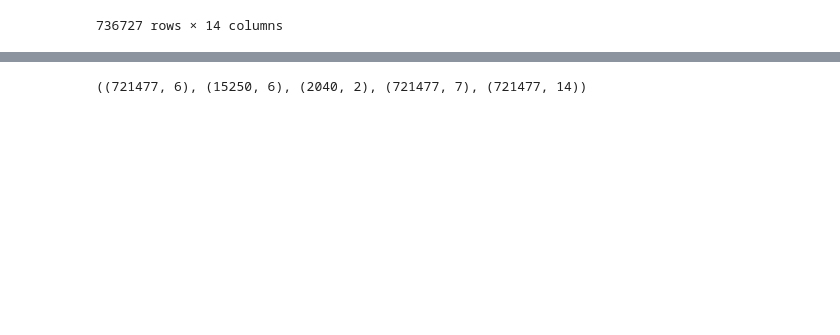
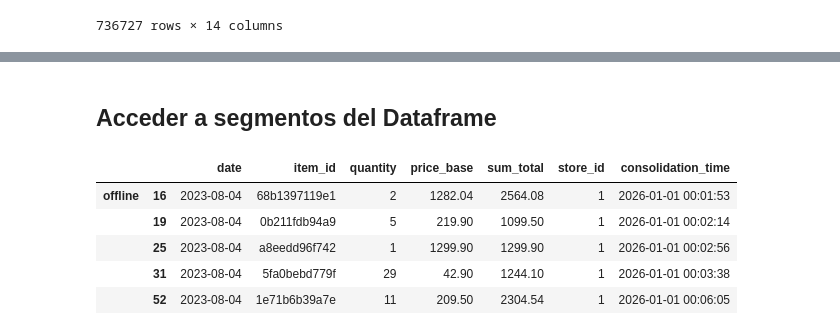
Before and after one commit to angel-myr/prep-python, a Jupyter notebook: pandas_two.ipynb, the cells around one changed output, grey strips where cells are left out. Saved outputs shown, nothing was run; the diff lists cells and outputs as text; code cells hidden in the pictures; blank space fills up the shorter version.

```diff
--- a/pandas_two.ipynb
+++ b/pandas_two.ipynb
@@ -466,9 +489,18 @@ df_ventas_descriptiva = filtrado_ventas(df_ventas_descriptiva)
 # %%
-with pd.ExcelWriter('retail_sales.xlsx') as writer:
-  df_ventas_offline.to_excel(writer, sheet_name='sales_off', index=False)
-  df_ventas_online.to_excel(writer, sheet_name='sales_on', index=False)
-  df_ventas_agrupado.to_excel(writer, sheet_name='sales_off_resume', index=False)
-  df_ventas_ordenado.to_excel(writer, sheet_name='sales_off_ordered', index=False)
-  df_ventas_descriptiva.to_excel(writer, sheet_name='sales_off_info', index=False)
+#with pd.ExcelWriter('retail_sales.xlsx') as writer:
+#  df_ventas_offline.to_excel(writer, sheet_name='sales_off', index=False)
+#  df_ventas_online.to_excel(writer, sheet_name='sales_on', index=False)
+#  df_ventas_agrupado.to_excel(writer, sheet_name='sales_off_resume', index=False)
+#  df_ventas_ordenado.to_excel(writer, sheet_name='sales_off_ordered', index=False)
+#  df_ventas_descriptiva.to_excel(writer, sheet_name='sales_off_info', index=False)
-# %% [output]
-((721477, 6), (15250, 6), (2040, 2), (721477, 7), (721477, 14))
+# %% [markdown]
+## Acceder a segmentos del Dataframe
+# %%
+df_ventas_consolidado.head()
+# %% [output]
+|  |  | date | item_id | quantity | price_base | sum_total | store_id | consolidation_time |
+| offline | 16 | 2023-08-04 | 68b1397119e1 | 2 | 1282.04 | 2564.08 | 1 | 2026-01-01 00:01:53 |
+|  | 19 | 2023-08-04 | 0b211fdb94a9 | 5 | 219.90 | 1099.50 | 1 | 2026-01-01 00:02:14 |
+|  | 25 | 2023-08-04 | a8eedd96f742 | 1 | 1299.90 | 1299.90 | 1 | 2026-01-01 00:02:56 |
+|  | 31 | 2023-08-04 | 5fa0bebd779f | 29 | 42.90 | 1244.10 | 1 | 2026-01-01 00:03:38 |
+|  | 52 | 2023-08-04 | 1e71b6b39a7e | 11 | 209.50 | 2304.54 | 1 | 2026-01-01 00:06:05 |
```
Also changed, not shown: parts of 18 cells of this notebook.
